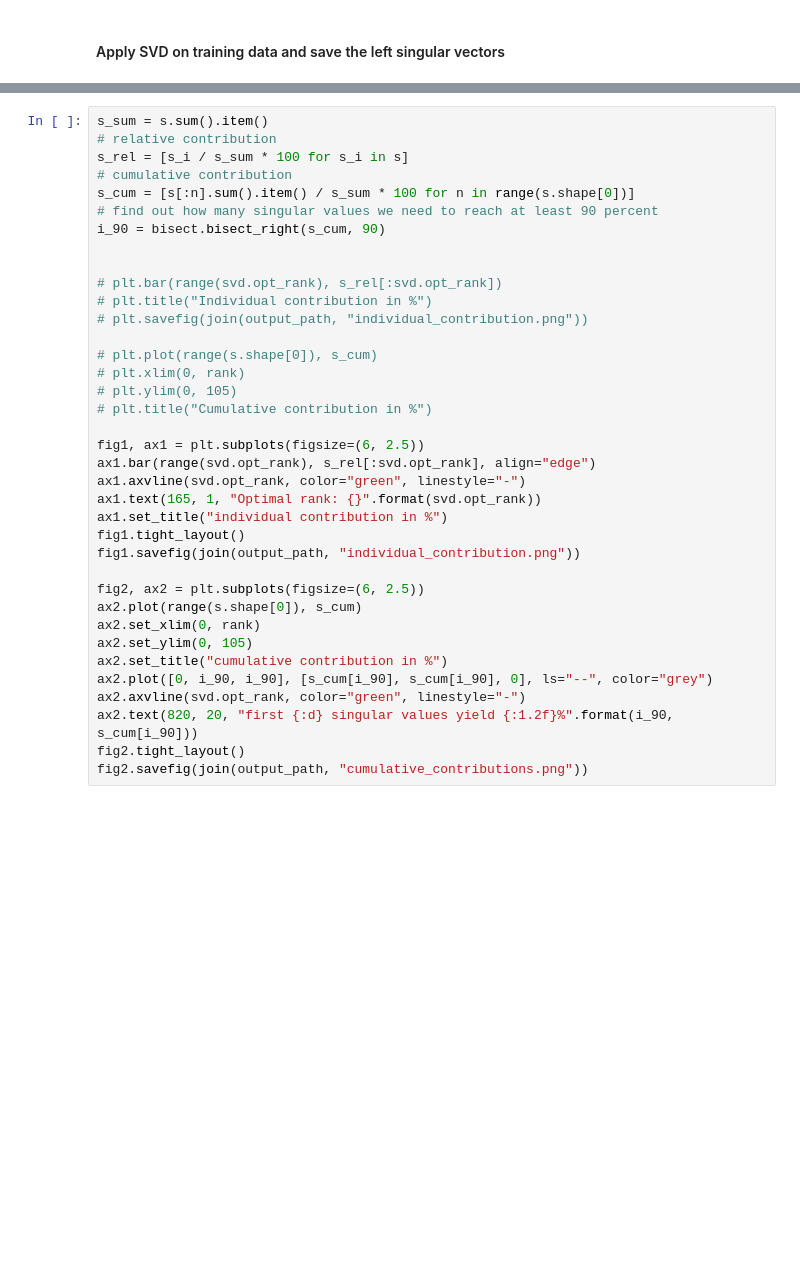
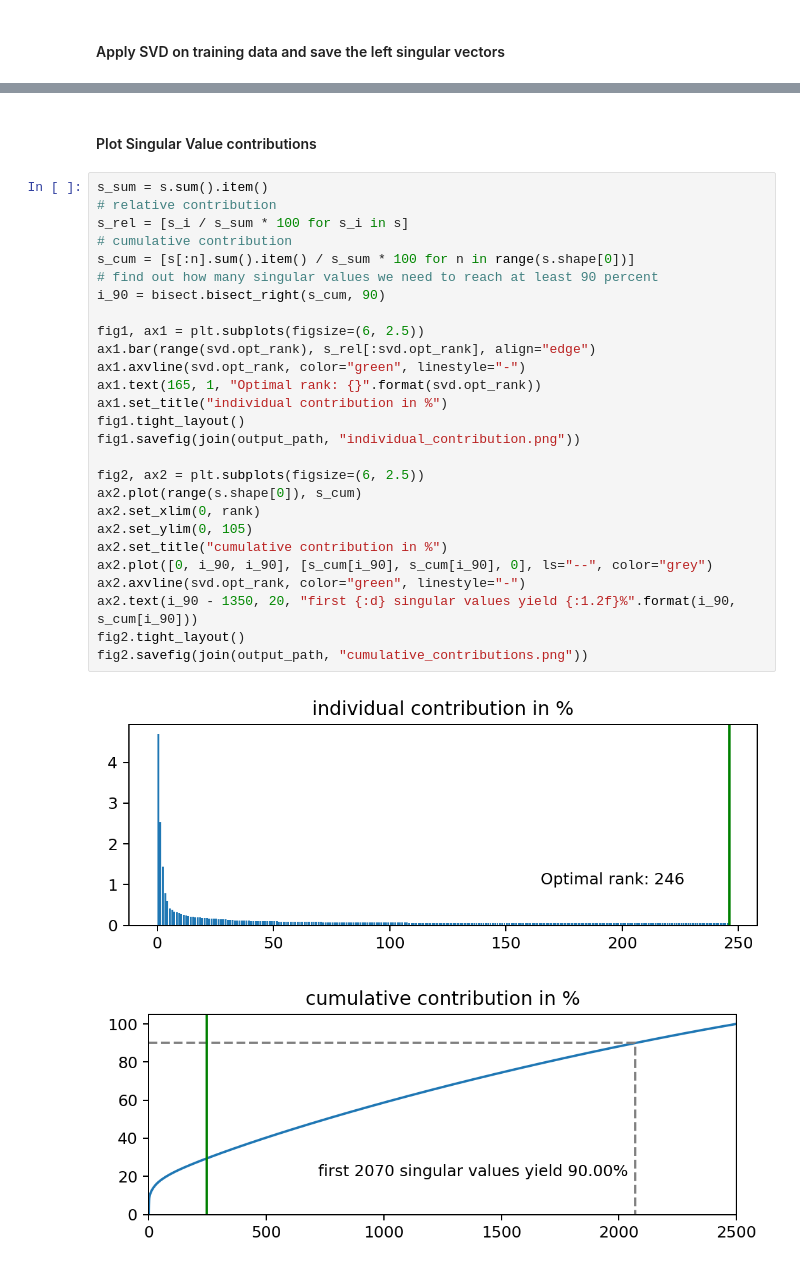
Before and after one commit to AntonSchreiber/ROM-buffet-forecasting, a Jupyter notebook: App/svd_train.ipynb, the cells around one changed output, grey strips where cells are left out. Drawn from its saved outputs; the diff is of its cells as text; blank space fills up the shorter version.

```diff
--- a/App/svd_train.ipynb
+++ b/App/svd_train.ipynb
@@ -63,37 +82,32 @@ pt.save(U, join(output_path, "U.pt"))
+# %% [markdown]
+#### Plot Singular Value contributions
 # %%
 s_sum = s.sum().item()
 # relative contribution
 s_rel = [s_i / s_sum * 100 for s_i in s]
 # cumulative contribution
 s_cum = [s[:n].sum().item() / s_sum * 100 for n in range(s.shape[0])]
 # find out how many singular values we need to reach at least 90 percent
 i_90 = bisect.bisect_right(s_cum, 90)
-
-
-# plt.bar(range(svd.opt_rank), s_rel[:svd.opt_rank])
-# plt.title("Individual contribution in %")
-# plt.savefig(join(output_path, "individual_contribution.png"))
-
-# plt.plot(range(s.shape[0]), s_cum)
-# plt.xlim(0, rank)
-# plt.ylim(0, 105)
-# plt.title("Cumulative contribution in %")
 
 fig1, ax1 = plt.subplots(figsize=(6, 2.5))
 ax1.bar(range(svd.opt_rank), s_rel[:svd.opt_rank], align="edge")
 ax1.axvline(svd.opt_rank, color="green", linestyle="-")
 ax1.text(165, 1, "Optimal rank: {}".format(svd.opt_rank))
 ax1.set_title("individual contribution in %")
 fig1.tight_layout()
 fig1.savefig(join(output_path, "individual_contribution.png"))
 
 fig2, ax2 = plt.subplots(figsize=(6, 2.5))
 ax2.plot(range(s.shape[0]), s_cum)
 ax2.set_xlim(0, rank)
 ax2.set_ylim(0, 105)
 ax2.set_title("cumulative contribution in %")
 ax2.plot([0, i_90, i_90], [s_cum[i_90], s_cum[i_90], 0], ls="--", color="grey")
 ax2.axvline(svd.opt_rank, color="green", linestyle="-")
-ax2.text(820, 20, "first {:d} singular values yield {:1.2f}%".format(i_90, s_cum[i_90]))
+ax2.text(i_90 - 1350, 20, "first {:d} singular values yield {:1.2f}%".format(i_90, s_cum[i_90]))
 fig2.tight_layout()
 fig2.savefig(join(output_path, "cumulative_contributions.png"))
+# %% [output]
+[figure, added]
+[figure, added]
```
Also changed, not shown: parts of 6 cells of this notebook.
